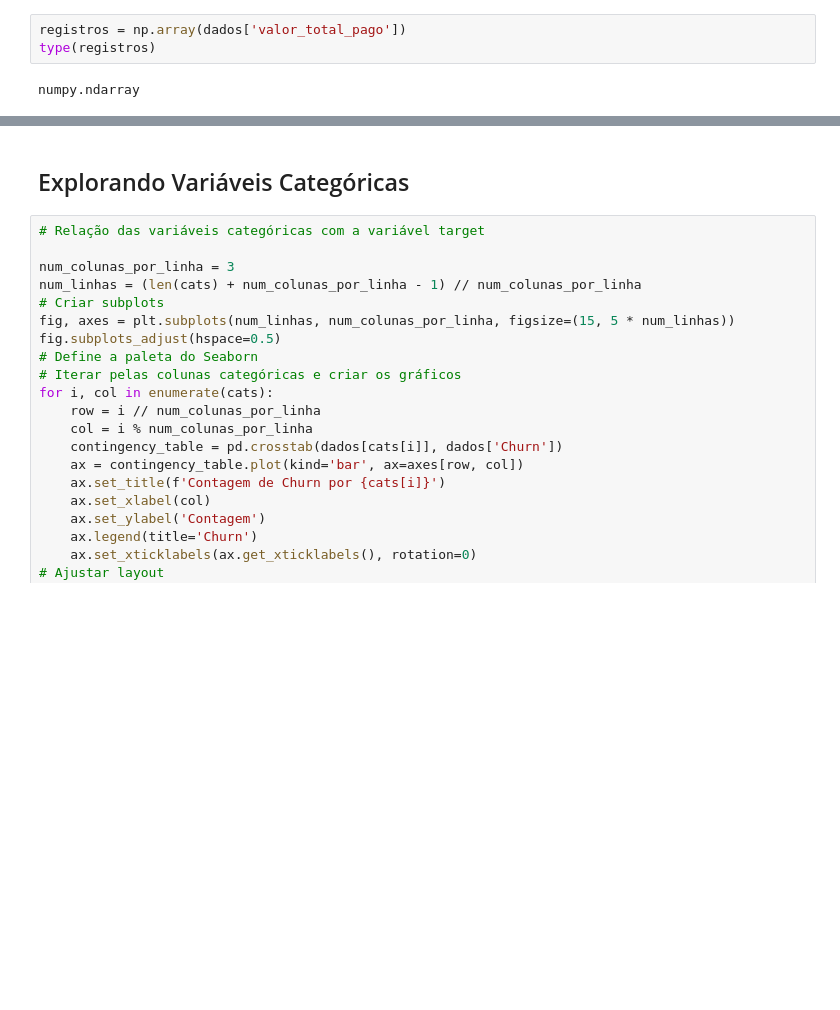
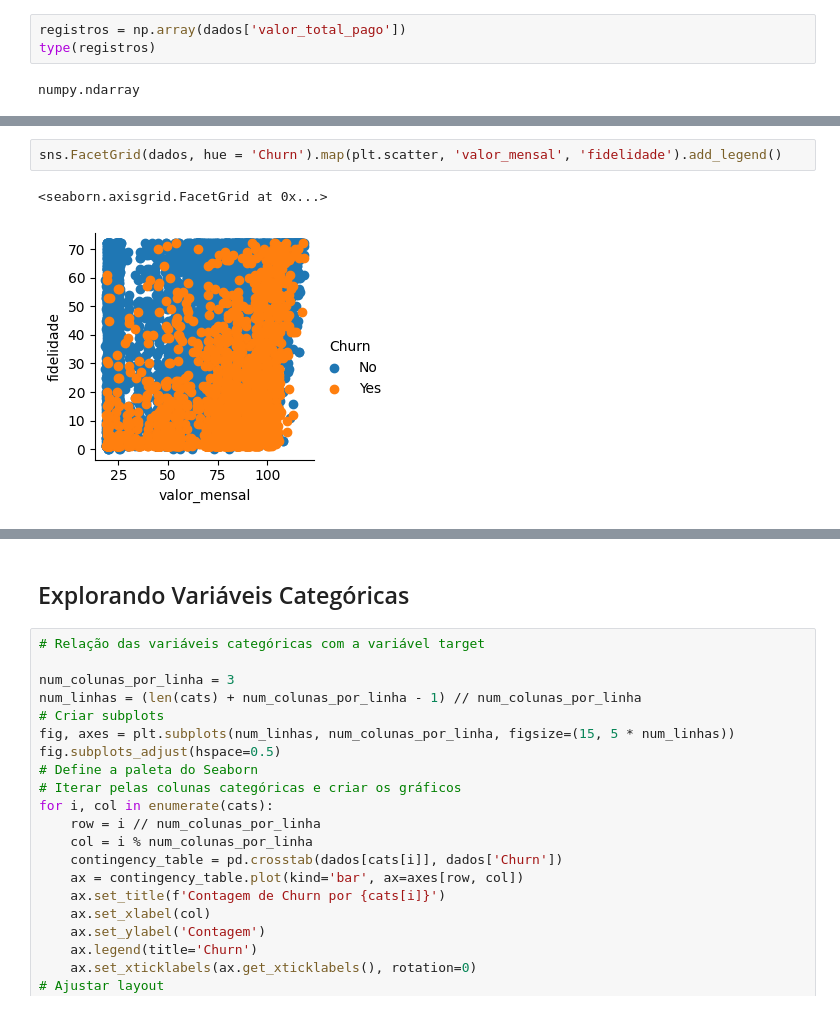
Before and after one commit to alyssonmontovanelli/analise_Previsao_Churn_teleComunicacoes, a Jupyter notebook: notebooks/01_Analise_Exploratoria.ipynb, the cells around one changed output, grey strips where cells are left out. Saved outputs shown, nothing was run; the diff lists cells and outputs as text; blank space fills up the shorter version.

```diff
--- a/notebooks/01_Analise_Exploratoria.ipynb
+++ b/notebooks/01_Analise_Exploratoria.ipynb
@@ -237,0 +238,5 @@ plt.show()
+# %%
+sns.FacetGrid(dados, hue = 'Churn').map(plt.scatter, 'valor_mensal', 'fidelidade').add_legend()
+# %% [output]
+<seaborn.axisgrid.FacetGrid at 0x...>
+[figure, added]
```
Also changed, not shown: parts of 41 cells of this notebook, 2 other files.
